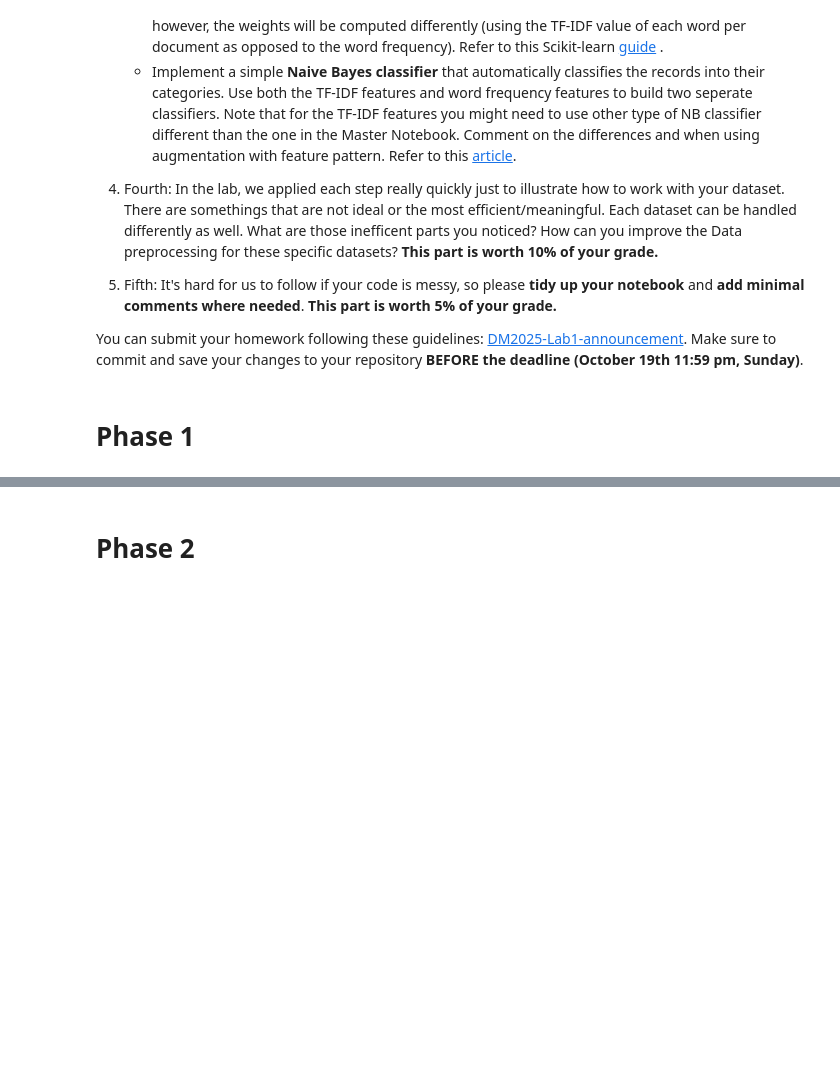
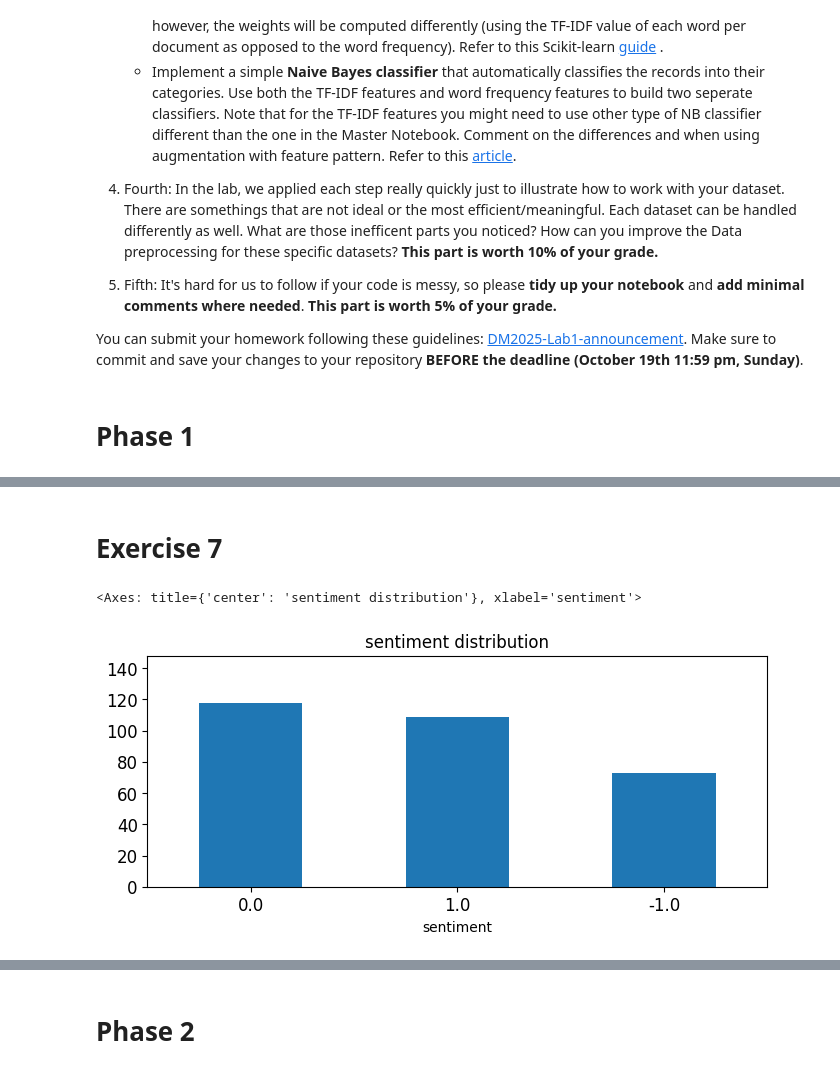
Before and after one commit to jc533/DM2025-Lab1-Exercise, a Jupyter notebook: DM2025-Lab1-Homework.ipynb, the cells around one changed output, grey strips where cells are left out. Saved outputs shown, nothing was run; the diff lists cells and outputs as text; code cells hidden in the pictures; blank space fills up the shorter version.

```diff
--- a/DM2025-Lab1-Homework.ipynb
+++ b/DM2025-Lab1-Homework.ipynb
@@ -62,0 +89,4 @@ You can submit your homework following these guidelines: [DM2025-Lab1-announceme
+# %%
+df = pd.read_csv('newdataset/Reddit-stock-sentiment.csv')
+df = df[["title","upvote_ratio","text","sentiment","label","subjectivity"]] # keep only column that I think is useful
+df
@@ -62,0 +175,3 @@ You can submit your homework following these guidelines: [DM2025-Lab1-announceme
+# %%
+df.drop(columns=["upvote_ratio"],inplace=True)
+len(df)
@@ -62,0 +195,3 @@ You can submit your homework following these guidelines: [DM2025-Lab1-announceme
+# %%
+df.drop_duplicates(keep=False, inplace=True)
+len(df)
@@ -62,0 +202,8 @@ You can submit your homework following these guidelines: [DM2025-Lab1-announceme
+# %%
+df_sample = df.sample(n=400)
+display(df.tail())
+display(df_sample.tail())
+# Apprently the order of the sequence is different
+# And the random state is different every time we run the code sonce the seed is not fiexed
+# The original index values are preserved.
+# The length is decreased to 400.
@@ -62,0 +226,11 @@ You can submit your homework following these guidelines: [DM2025-Lab1-announceme
+# %% [markdown]
+# Exercise 7
+# %%
+# Answer here
+df_sample.sentiment.value_counts().plot(kind="bar",
+                                           title="sentiment distribution",
+                                           ylim=[0,df_sample.sentiment.value_counts().max()+30],
+                                           rot=0, fontsize=12, figsize=(8,3))
+# %% [output]
+<Axes: title={'center': 'sentiment distribution'}, xlabel='sentiment'>
+[figure, added]
```
Also changed, not shown: parts of 40 cells of this notebook.
